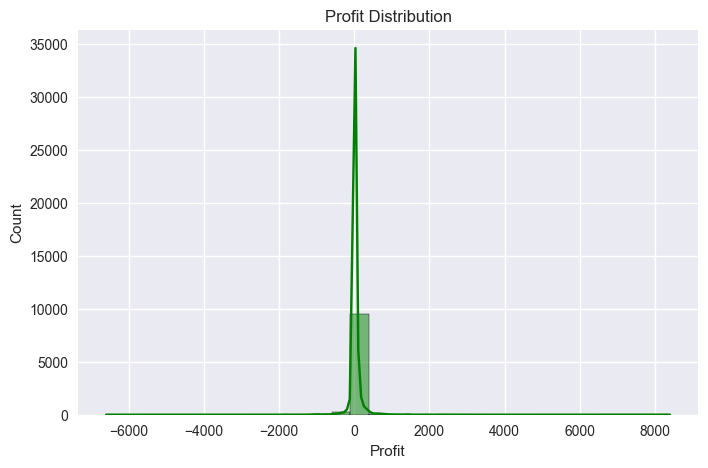
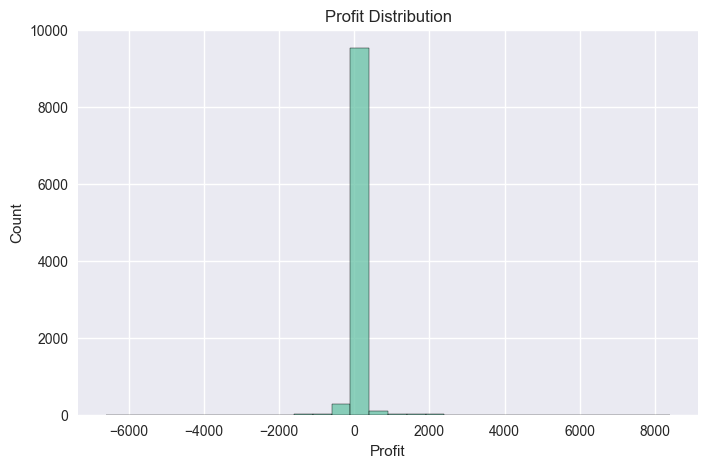
The change to this notebook cell's code, shown as a diff; its figure went from the first image to the second:
--- before
+++ after
@@ -1,5 +1,5 @@
 #Profit Distribution
 plt.figure(figsize=(8,5))
-sns.histplot(df['Profit'], bins=30, kde=True, color='green')
+sns.histplot(df['Profit'], bins=30)
 plt.title("Profit Distribution")
 plt.show()

Commit: Add files via upload